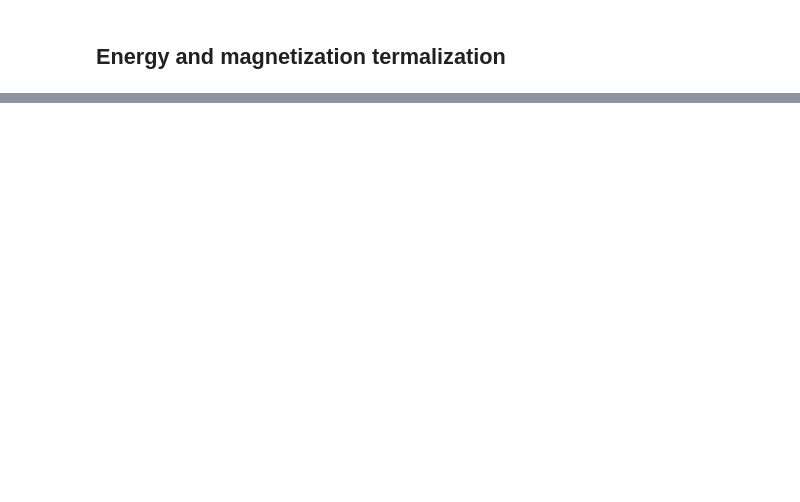
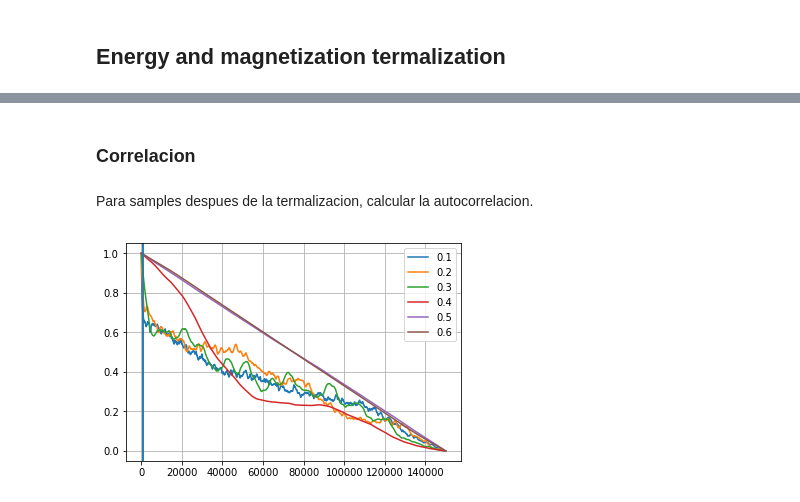
Before and after one commit to gonzalezzfelipe/computacional, a Jupyter notebook: practica/trabajo_2/python/playground.ipynb, the cells around one changed output, grey strips where cells are left out. Cells and saved outputs as stored; diff of their text form; code cells hidden in the pictures; blank space fills up the shorter version.

```diff
--- a/practica/trabajo_2/python/playground.ipynb
+++ b/practica/trabajo_2/python/playground.ipynb
@@ -26,0 +40,29 @@ plt.show()
+# %% [markdown]
+### Correlacion
+# %% [markdown]
+Para samples despues de la termalizacion, calcular la autocorrelacion.
+# %%
+termalizacion = 150000
+length = 300000
+
+plt.axvline(32 * 32)
+for j in ['0.1', '0.2', '0.3', '0.4', '0.5', '0.6']:
+
+    df = pd.read_csv(f'../valores/terma_{j}.dat')
+    corr = np.zeros(length - termalizacion)
+
+    ids = df.id.unique()
+    for i in ids:
+        temp = autocorr(abs(df.query(f'id == {i}').m.values[termalizacion:length]))
+        corr += temp / max(temp)
+    corr = corr / len(ids)
+
+    plt.plot(corr, label=j)
+
+plt.axvline(32 * 32)
+plt.grid()
+plt.legend()
+plt.ylim(-0.05, 1.05)
+plt.show()
+# %% [output]
+[figure, added]
```
Also changed, not shown: parts of 4 cells of this notebook, 11 other files.
